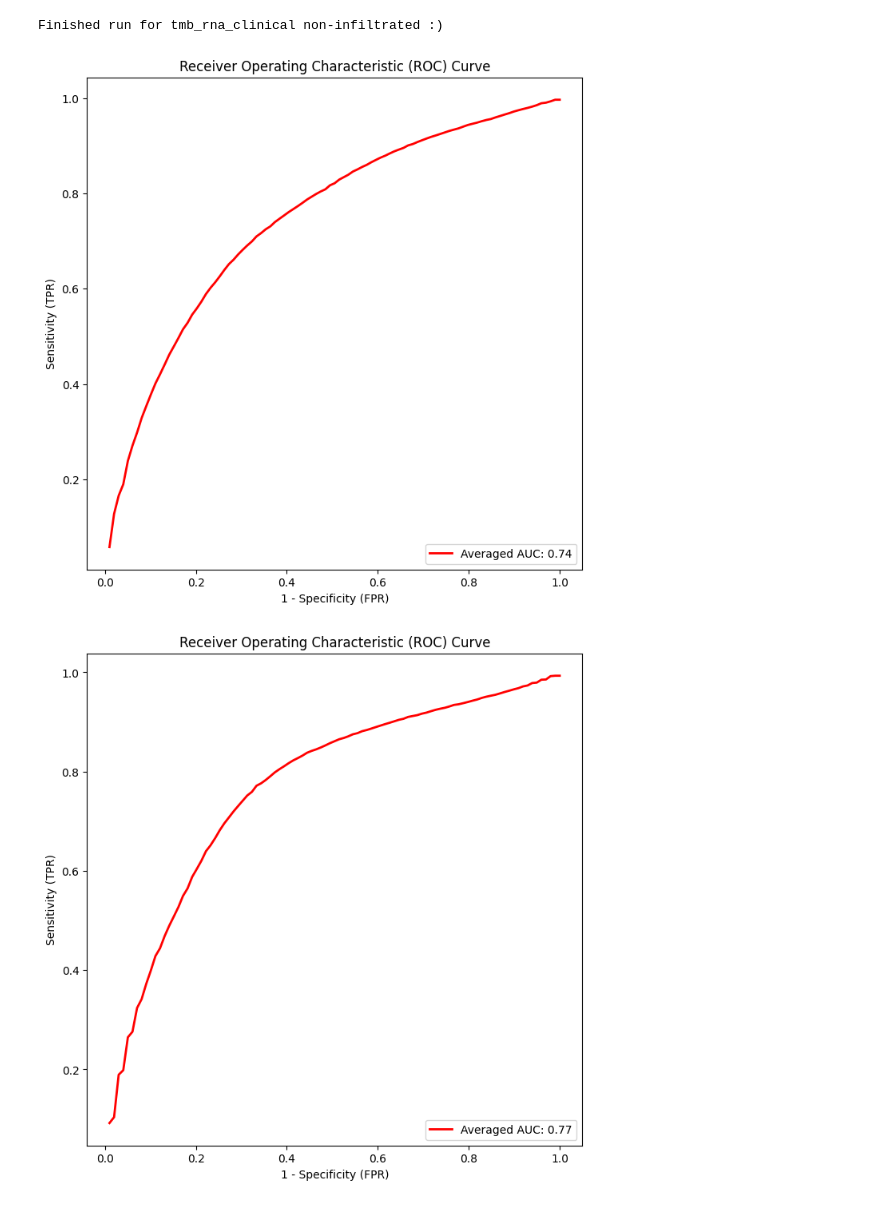
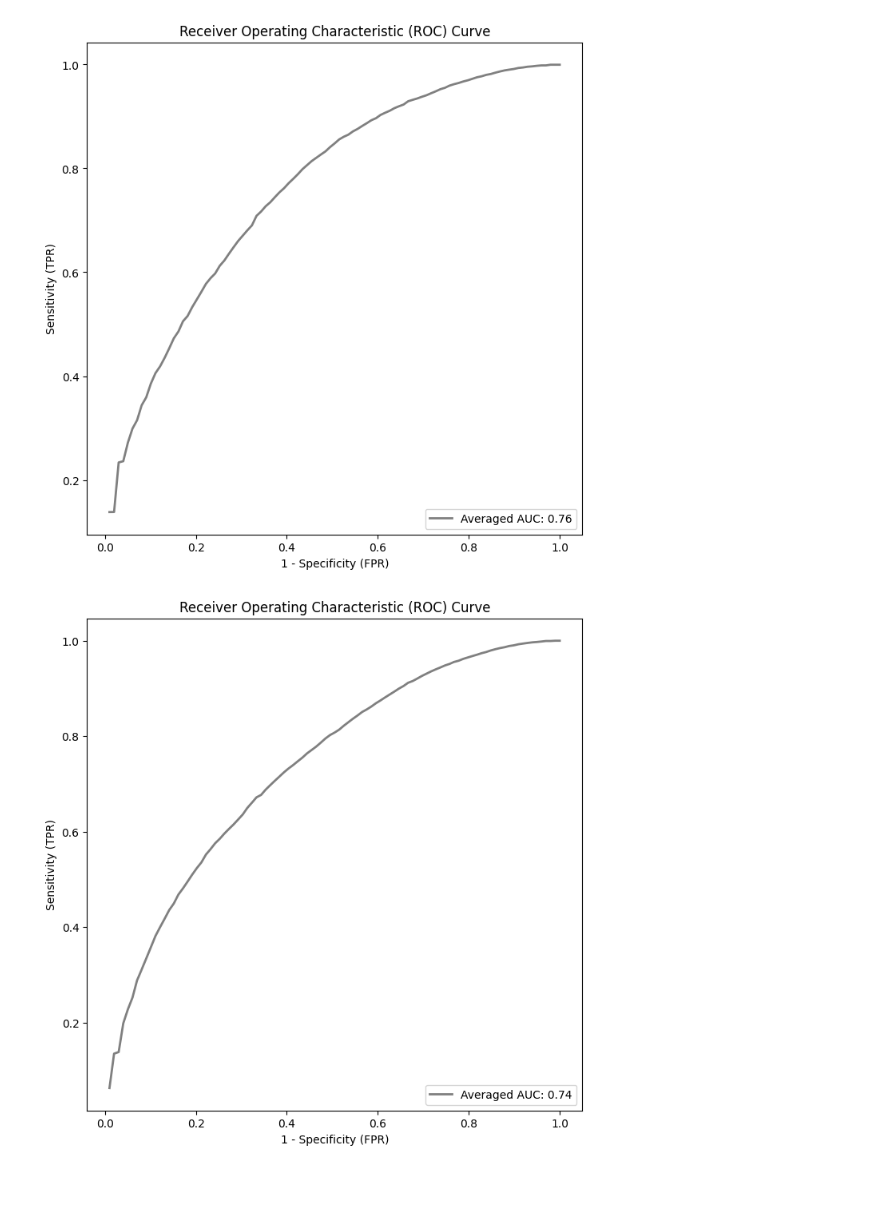
Before and after one commit to sergiovmdo/ML_Predicting_framework, a Jupyter notebook: scripts/execute_model.ipynb, the cells around one changed output. Cells and saved outputs as stored; diff of their text form; code cells hidden in the pictures.

Commit message:
Created method for configuring roc curves

```diff
--- a/scripts/execute_model.ipynb
+++ b/scripts/execute_model.ipynb
@@ -107,3 +104,6 @@ model_variables = {
+# %%
+model_variables = {"complete_model": model_1_variables,
+                    "tmb_rna": model_7_variables}
 # %%
 parameters = {
     "target": "Response",
@@ -118,25 +118,46 @@ parameters = {
     "enable_parameter_search": False,
     "splitting_runs": 1000,
     "bootstrap_runs": 100,
+    "plot_mean_roc": True,
+    "roc_color": "",
     "parameters_grid": "",
     "output_file": "test.csv"
 }
 # %%
-paths = {'complete_data': r"C:\Users\sergi\Downloads\df_WES+RNA_response.csv",
-         'infiltrated': r"C:\Users\sergi\Downloads\df_WES+RNA_response_inf.csv",
-         'non-infiltrated': r"C:\Users\sergi\Downloads\df_WES+RNA_response_non-inf.csv"}
+# paths = {'complete_data': r"C:\Users\sergi\Downloads\df_WES+RNA_response.csv",
+#          'infiltrated': r"C:\Users\sergi\Downloads\df_WES+RNA_response_inf.csv",
+#          'non-infiltrated': r"C:\Users\sergi\Downloads\df_WES+RNA_response_non-inf.csv"}
+
+# paths = {'complete_data': r"/datasets/sergio/Integrated_data/df_WES+RNA_response.csv",
+#          'infiltrated': r"/datasets/sergio/Integrated_data/df_WES+RNA_response_inf.csv",
+#          'non-infiltrated': r"/datasets/sergio/Integrated_data/df_WES+RNA_response_non-inf.csv"}
+
+paths = {
+         'no_ucg': r"/datasets/sergio/Integrated_data/removing_datasets/test_3_no_ucg.csv"}
+# %%
+colors = {"no_sny": "#d7191c",
+          "no_unc": "#fdae61",
+          "no_ucg": "#808080",
+          "no_imvigor": "#abd9e9",
+          "no_hdm": "#2c7bb6"}
 # %%
-path_to_main_module = r"C:\Users\sergi\PycharmProjects\ICB_Response\main.py"
-parameters_path = r"C:\Users\sergi\PycharmProjects\ICB_Response\parameters"
-output_path = r"C:\Users\sergi\PycharmProjects\ICB_Response\scripts\test.csv"
-roc_output_path = r"C:\Users\sergi\PycharmProjects\ICB_Response\scripts\roc.pdf"
+# path_to_main_module = r"C:\Users\sergi\PycharmProjects\ICB_Response\main.py"
+# parameters_path = r"C:\Users\sergi\PycharmProjects\ICB_Response\parameters"
+# output_path = r"C:\Users\sergi\PycharmProjects\ICB_Response\scripts\test.csv"
+# roc_output_path = r"C:\Users\sergi\PycharmProjects\ICB_Response\scripts\roc.pdf"
+
+path_to_main_module = r"/home/sergiov/PycharmProjects/ICB_Response_Model/main.py"
+parameters_path = r"/home/sergiov/PycharmProjects/ICB_Response_Model/parameters"
+output_path = r"/home/sergiov/PycharmProjects/ICB_Response_Model/scripts/test.csv"
+roc_output_path = r"/home/sergiov/PycharmProjects/ICB_Response_Model/scripts/roc.pdf"
 
 for k,v in paths.items():
     for model, variables in model_variables.items():
-        if model in ['tmb_only', 'tmb_clinical']:
+        if model not in ['complete_model', 'tmb_rna'] and k != 'complete_data':
             continue
 
         parameters['features'] = variables
+        parameters['roc_color'] = colors[k]
 
         # Set the parameter grid for complete data
         if k == 'complete_data':
@@ -161,6 +182,9 @@ for k,v in paths.items():
             elif model == 'tmb_rna':
                 parameters['parameters_grid'] = param_grid_m7['non-infiltrated']
 
+        else:
+            parameters['parameters_grid'] = default_grid
+
         with open(parameters_path, 'w') as json_file:
             json.dump(parameters, json_file, indent=2)
 
@@ -169,6 +193,6 @@ for k,v in paths.items():
 
         result_df = pd.read_csv(output_path)
         result_df.to_csv(f"{model}_{k}_results_1000runs.csv")
-        os.rename(r"C:\Users\sergi\PycharmProjects\ICB_Response\scripts\roc.pdf", f"{model}_{k}_roc_1000runs.pdf")
+        os.rename(r"/home/sergiov/PycharmProjects/ICB_Response_Model/scripts/roc.pdf", f"{model}_{k}_roc_1000runs.pdf")
         print(f"Finished run for {model} {k} :)")
 # %% [output]
@@ -183,3 +205,2 @@ Fitting 15 folds for each of 1 candidates, totalling 15 fits
-Finished run for tmb_rna_clinical non-infiltrated :)
-[figure, old version]
+[figure, new version]
-[figure, old version]
+[figure, new version]
```
Also changed, not shown: parts of 2 cells of this notebook, 3 other files.
